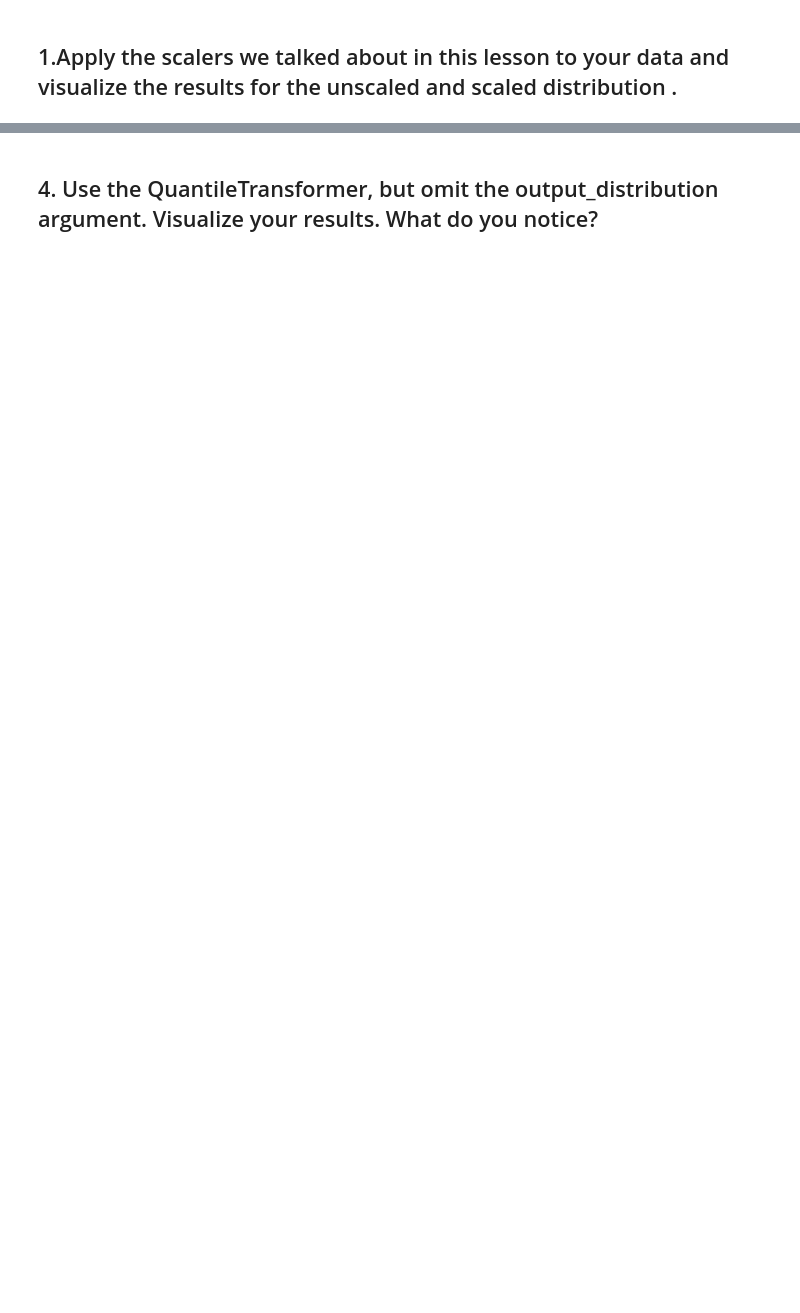
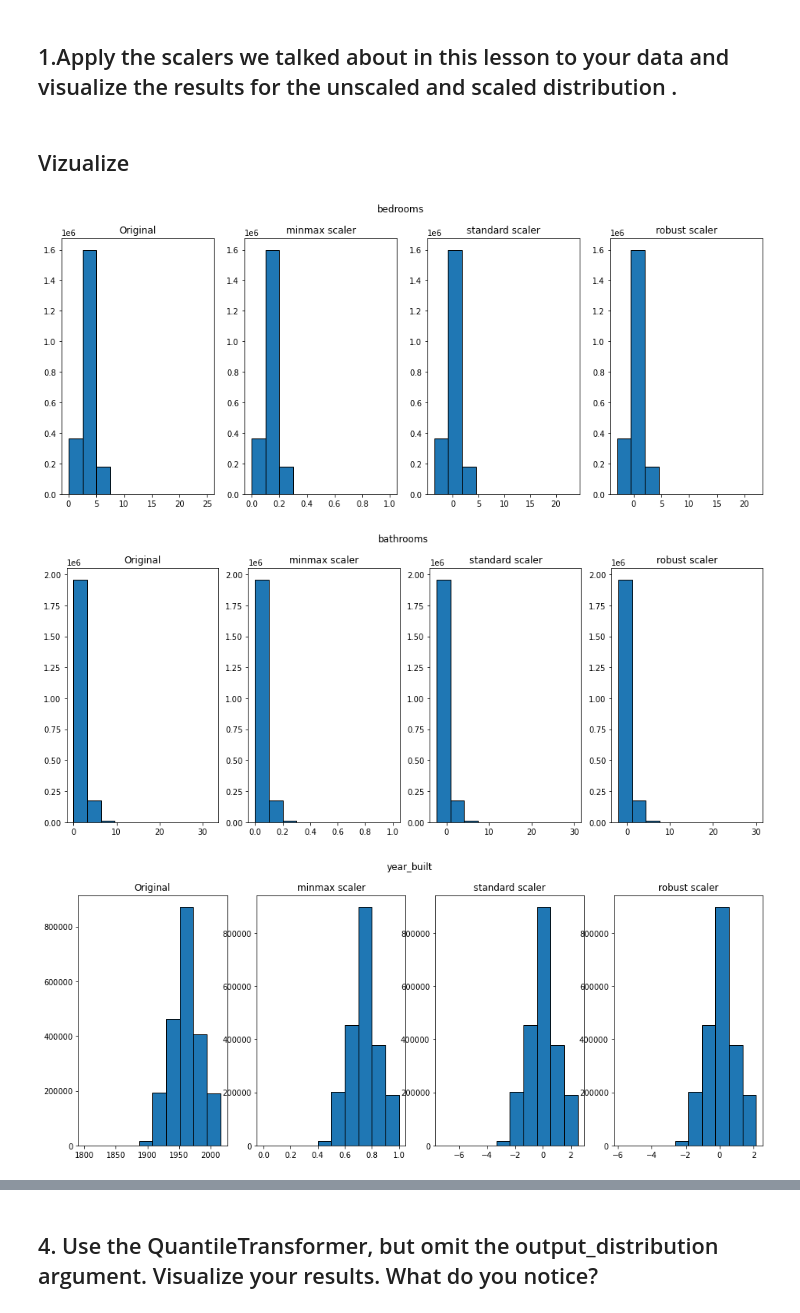
Before and after one commit to markydoug/regression-exercises, a Jupyter notebook: scaling.ipynb, the cells around one changed output, grey strips where cells are left out. Drawn from its saved outputs; the diff is of its cells as text; code cells hidden in the pictures; blank space fills up the shorter version.

```diff
--- a/scaling.ipynb
+++ b/scaling.ipynb
@@ -27,2 +27,37 @@ zillow.head()
 # %% [markdown]
 ## 1.Apply the scalers we talked about in this lesson to your data and visualize the results for the unscaled and scaled distribution .
+# %%
+normal_cols = ['bedrooms','bathrooms','year_built']
+log_cols = ['square_feet','taxamount']
+# %%
+zillow_scaled = zillow.copy()
+# %%
+minmax_scaler = pre.MinMaxScaler()
+zillow_scaled[['bedrooms_minmax','bathrooms_minmax', 'year_built_minmax']] = minmax_scaler.fit_transform(zillow[normal_cols])
+
+standard_scaler = pre.StandardScaler()
+zillow_scaled[['bedrooms_standard','bathrooms_standard', 'year_built_standard']] = standard_scaler.fit_transform(zillow[normal_cols])
+
+robust_scaler = pre.RobustScaler()
+zillow_scaled[['bedrooms_robust','bathrooms_robust', 'year_built_robust']] = robust_scaler.fit_transform(zillow[normal_cols])
+# %% [markdown]
+## Vizualize
+# %%
+for col in normal_cols:
+    fig, (ax1, ax2, ax3, ax4) = plt.subplots(1,4, figsize=(16,6))
+    fig.suptitle(f'{col}')
+    ax1.hist(zillow_scaled[col], ec='black')
+    ax1.set_title('Original')
+
+    ax2.hist(zillow_scaled[f'{col}_minmax'], ec='black')
+    ax2.set_title('minmax scaler')
+
+    ax3.hist(zillow_scaled[f'{col}_standard'], ec='black')
+    ax3.set_title('standard scaler')
+
+    ax4.hist(zillow_scaled[f'{col}_robust'], ec='black')
+    ax4.set_title('robust scaler')
+# %% [output]
+[figure, added]
+[figure, added]
+[figure, added]
```
Also changed, not shown: parts of 18 cells of this notebook.
